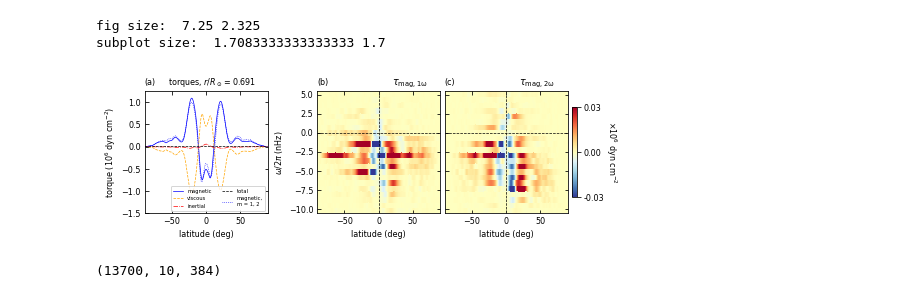
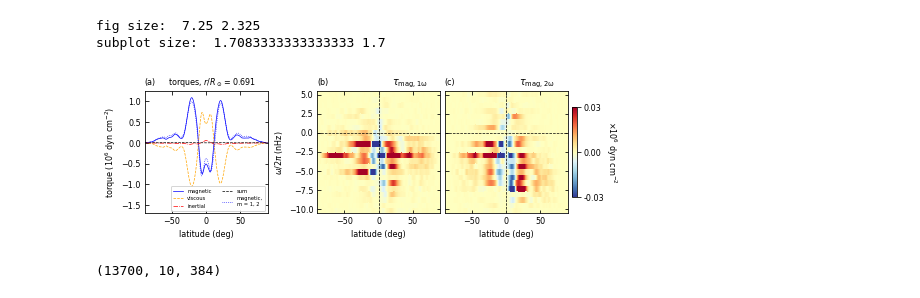
Before and after one commit to illorenzo7/Tacho_Letter_Plots_Part2, a Jupyter notebook: 00_magtorque_freq.ipynb, the cells around one changed output. Saved outputs shown, nothing was run; the diff lists cells and outputs as text; code cells hidden in the pictures.

Commit message:
total --> sum in torque plot

```diff
--- a/00_magtorque_freq.ipynb
+++ b/00_magtorque_freq.ipynb
@@ -311,7 +311,7 @@ plt.plot(tt_lat, torque_in[:, rinds[ir0]]/1e6,'r-.',\
 #         label='circ', linewidth=linewidth)
 # the sum
 plt.plot(tt_lat, (torque_v + torque_mag + torque_rs + torque_mc)[:, rinds[ir0]]/1e6,'k--',\
-         label='total', linewidth=linewidth)
+         label='sum', linewidth=linewidth)
 plt.plot(tt_lat, np.sum(torque_spec_m[mmin:mmax+1,:], axis=0)/1e6, 'b:',\
          label='magnetic,\nm = 1, 2', linewidth=linewidth)
 
@@ -326,7 +326,7 @@ plt.legend(fontsize=0.65*labelsize, ncol=2, loc='lower right')
 
 # make room for legend
 #ax1.set_ylim(-250, 125)
-ax1.set_ylim(-1.5, 1.25)
+ax1.set_ylim(-1.7, 1.25)
 
 # plot the magnetic torque vs. frequency
 #kw_my_pcolormesh.cmap = None
@@ -386,34 +386,34 @@ for ax in [ax1, ax2, ax3]:
 
 # add zero lines for frequency
 for ax in [ax2, ax3]:
     ax.plot(tt_lat, tt_lat*0, 'k--', linewidth=linewidth)
     freqvals = np.linspace(freqmin, freqmax, 100)
     ax.plot(np.zeros(100), freqvals, 'k--', linewidth=linewidth)
 
 iplot = 0
 nsigma = 2
 #for ax in [ax2, ax3]:
 for ax in []:
     ax.plot(tt_lat, tt_lat*0, 'k--', linewidth=linewidth)
 
     # plot the differential rotation too, and its deviation
 
     # also cut off the latitude because the poles go crazy
     latcut = 60.
     icut1, icut2 = np.argmin(np.abs(tt_lat+latcut)), np.argmin(np.abs(tt_lat-latcut))
     ax.plot(tt_lat[icut1:icut2+1], diffrot_mean[icut1:icut2+1]*(iplot+1), 'k:', linewidth=2*linewidth)
     #ax.plot(tt_lat[icut1:icut2+1], diffrot_min[icut1:icut2+1]*(iplot+1), 'k:', linewidth=1*linewidth)
     #ax.plot(tt_lat[icut1:icut2+1], diffrot_max[icut1:icut2+1]*(iplot+1), 'k:', linewidth=1*linewidth)
     ax.plot(tt_lat[icut1:icut2+1], (diffrot_mean + nsigma*diffrot_dev)[icut1:icut2+1]*(iplot+1),\
             'k:', linewidth=1*linewidth)
     ax.plot(tt_lat[icut1:icut2+1], (diffrot_mean - nsigma*diffrot_dev)[icut1:icut2+1]*(iplot+1),\
             'k:', linewidth=1*linewidth)
     iplot += 1
 
 plt.savefig('images/magtorque_freq.png', dpi=300)
 # make lineplot
 # %% [output]
-[figure, old version]
+[figure, new version]
 # %%
 np.shape(torque_spec)
 # %% [output]
```
Also changed, not shown: 1 other file.
